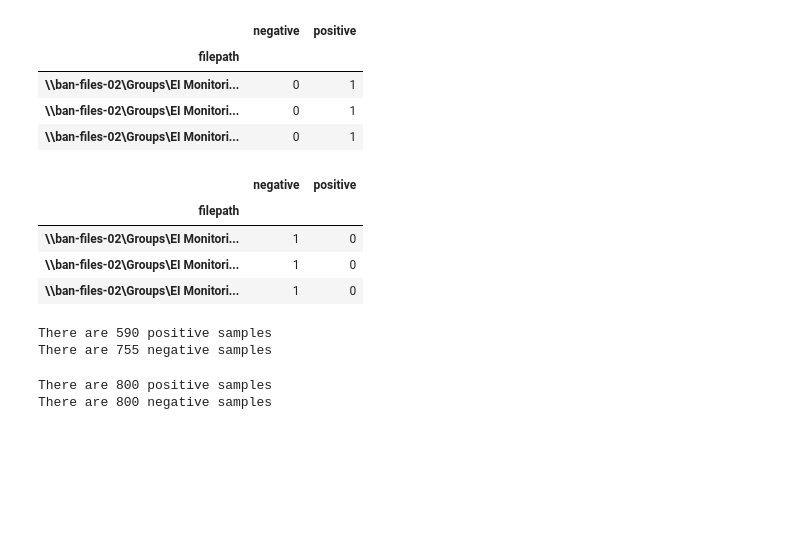
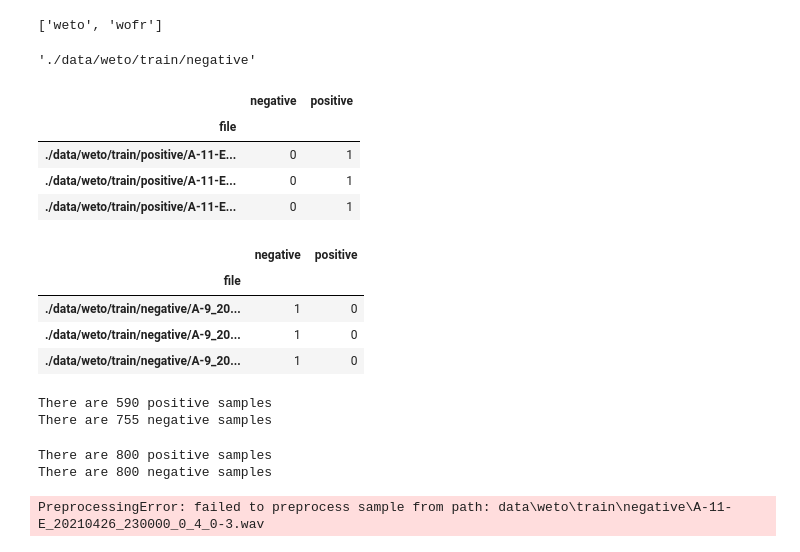
Before and after one commit to hurdg/PCA_Bioacoustics, a Jupyter notebook: OpenSS_pipeline.ipynb, the cells around one changed output. Cells and saved outputs as stored; diff of their text form; code cells hidden in the pictures; blank space fills up the shorter version.

Commit message:
Changed file indexing format

```diff
--- a/OpenSS_pipeline.ipynb
+++ b/OpenSS_pipeline.ipynb
@@ -43,20 +43,57 @@ for set_key in ['positive', 'negative']:
         filepath_presence_dict.update({'presence': presence_list})
+# %%
+os.listdir("../data")
+# %% [output]
+['weto', 'wofr']
+# %%
+#Create metadata CSV for OpenSoundScape module
+
+
+data_dir = os.path.join(os.path.dirname(os.getcwd()), 'data')
+data_dir = "./data"
+
+filepath_presence_dict = {"filepath":[], "presence":[]}
+
+weto_train_dir = data_dir + '/weto/train/'
+for set_key in ['positive', 'negative']:
+    set_dir = weto_train_dir + set_key
+    filenames = os.listdir(set_dir)
+    filepath_list = filepath_presence_dict["filepath"]
+    presence_list = filepath_presence_dict["presence"]
+    for name in filenames:
+        filepath = set_dir + '/' +name
+        filepath_list.append(filepath)
+    filepath_presence_dict.update({'filepath': filepath_list})
+    if set_key == "positive":
+        presence_list = list(np.repeat('positive', len(filenames)))
+        filepath_presence_dict.update({'presence': presence_list})
+    if set_key == "negative":
+        presence_list.extend(list(np.repeat('negative', len(filenames))))
+        filepath_presence_dict.update({'presence': presence_list})
+# %%
+set_dir
+# %% [output]
+'./data/weto/train/negative'
 # %%
 meta_weto = pd.get_dummies(pd.DataFrame(filepath_presence_dict), columns = ['presence'], prefix = "", prefix_sep="", dtype = int).set_index('filepath')
+#meta_weto = pd.DataFrame(filepath_presence_dict).set_index('filepath')
+
+meta_weto.index.names = ['file']
+
 display(meta_weto.head(3), meta_weto.tail(3))
 print(f"There are {np.sum(meta_weto['positive'])} positive samples")
 print(f"There are {np.sum(meta_weto['negative'])} negative samples")
 # %% [output]
 |  | negative | positive |
-| filepath |  |  |
-| \\ban-files-02\Groups\EI Monitori... | 0 | 1 |
-| \\ban-files-02\Groups\EI Monitori... | 0 | 1 |
-| \\ban-files-02\Groups\EI Monitori... | 0 | 1 |
+| file |  |  |
+| ./data/weto/train/positive/A-11-E... | 0 | 1 |
+| ./data/weto/train/positive/A-11-E... | 0 | 1 |
+| ./data/weto/train/positive/A-11-E... | 0 | 1 |
 |  | negative | positive |
-| filepath |  |  |
-| \\ban-files-02\Groups\EI Monitori... | 1 | 0 |
-| \\ban-files-02\Groups\EI Monitori... | 1 | 0 |
-| \\ban-files-02\Groups\EI Monitori... | 1 | 0 |
+| file |  |  |
+| ./data/weto/train/negative/A-9_20... | 1 | 0 |
+| ./data/weto/train/negative/A-9_20... | 1 | 0 |
+| ./data/weto/train/negative/A-9_20... | 1 | 0 |
 There are 590 positive samples
 There are 755 negative samples
 # %%
@@ -75,2 +119,6 @@ There are 800 negative samples
+# %%
+dataset[0]
+# %% [output]
+PreprocessingError: failed to preprocess sample from path: data\weto\train\negative\A-11-E_20210426_230000_0_4_0-3.wav
 # %%
 train_df, valid_df = sklearn.model_selection.train_test_split(meta_weto_balanced, test_size=0.1, random_state=0)
```
Also changed, not shown: parts of 9 cells of this notebook.
